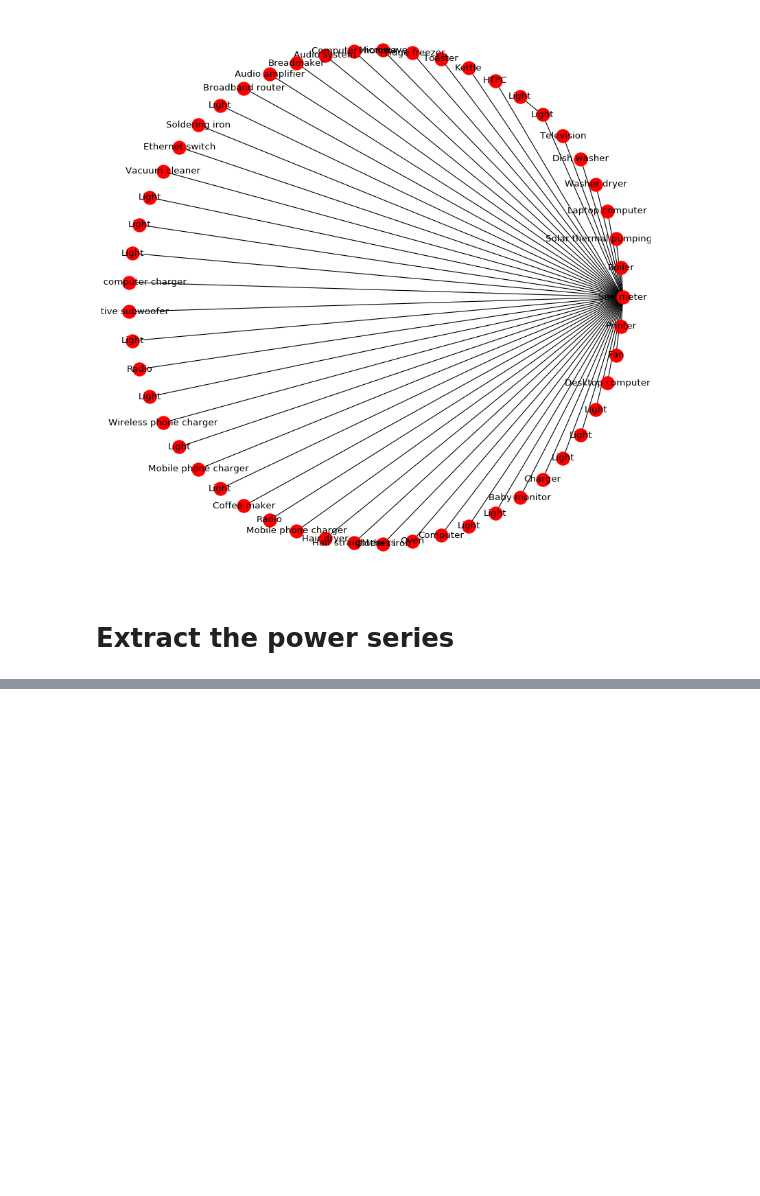
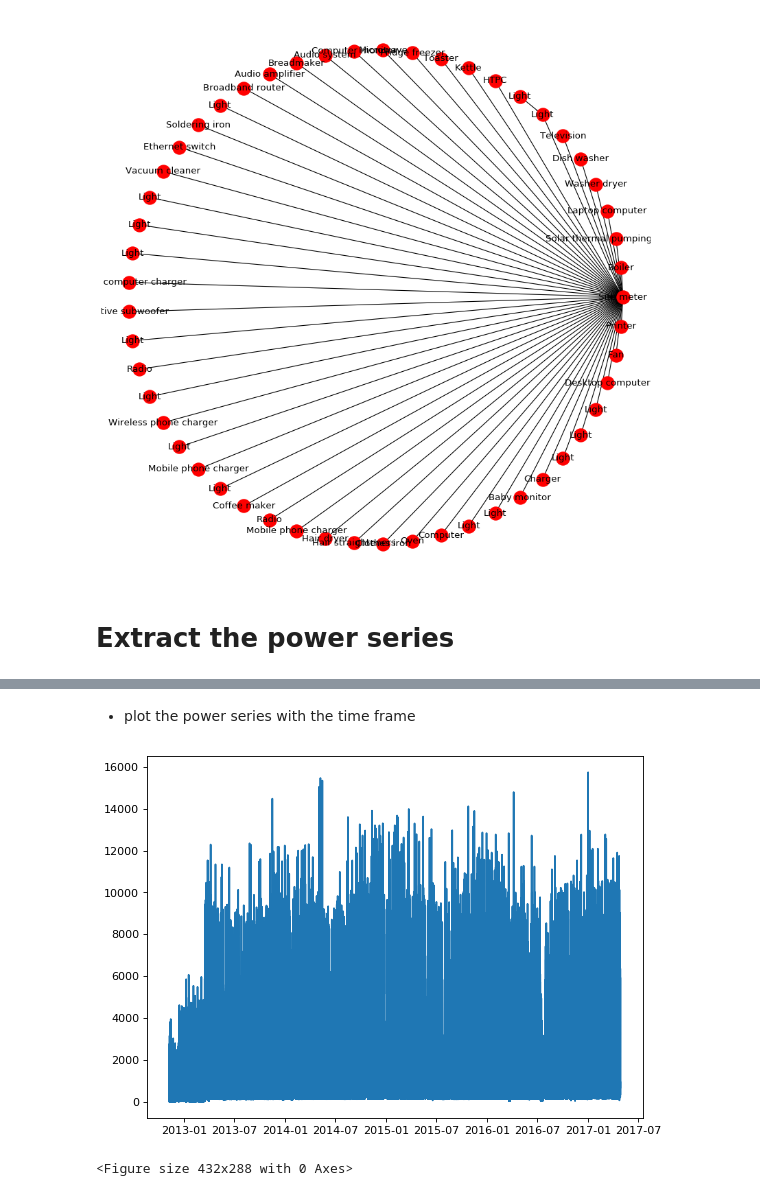
Before and after one commit to Gracepicharporn/Data-Science-project, a Jupyter notebook: nilmtk_UK-DALE.ipynb, the cells around one changed output, grey strips where cells are left out. Drawn from its saved outputs; the diff is of its cells as text; code cells hidden in the pictures; blank space fills up the shorter version.

```diff
--- a/nilmtk_UK-DALE.ipynb
+++ b/nilmtk_UK-DALE.ipynb
@@ -164,3 +164,5 @@ uk_dale.buildings[1].elec.draw_wiring_graph()
 [figure]
 # %% [markdown]
 # Extract the power series
+# %%
+ukdale_allpowerseries_building1 = uk_dale.buildings[1].elec.power_series_all_data()
@@ -166,0 +172,6 @@ uk_dale.buildings[1].elec.draw_wiring_graph()
+# %%
+ukdale_allpowerseries_building1 = pd.DataFrame(ukdale_allpowerseries_building1)
+# %%
+ukdale_allpowerseries_building1.index.name = 'date'
+ukdale_allpowerseries_building1.columns = ['power_active']
+ukdale_allpowerseries_building1
@@ -166,0 +227,2 @@ uk_dale.buildings[1].elec.draw_wiring_graph()
+# %% [markdown]
+* plot the power series with the time frame
@@ -166,0 +232,8 @@ uk_dale.buildings[1].elec.draw_wiring_graph()
+# %%
+figure(figsize=(8, 6), dpi=80)
+plt.plot(ukdale_allpowerseries_building1)
+plt.figure()
+plt.show()
+# %% [output]
+[figure, added]
+<Figure size 432x288 with 0 Axes>
```
Also changed, not shown: parts of 52 cells of this notebook.
